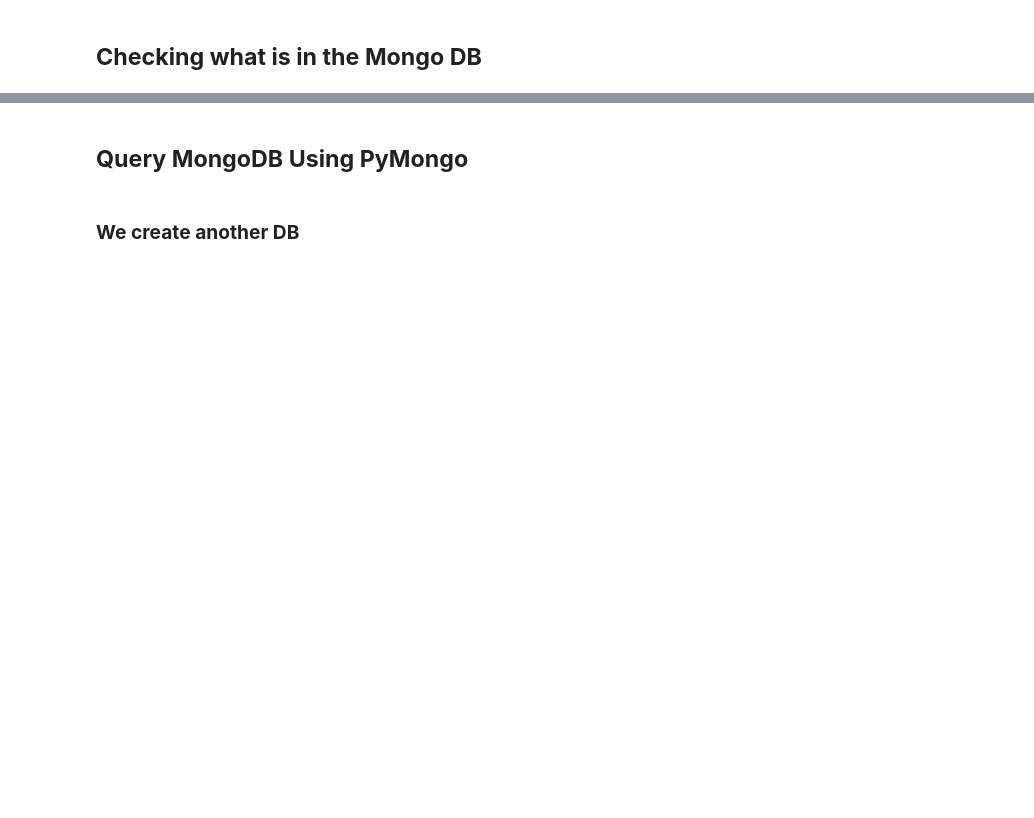
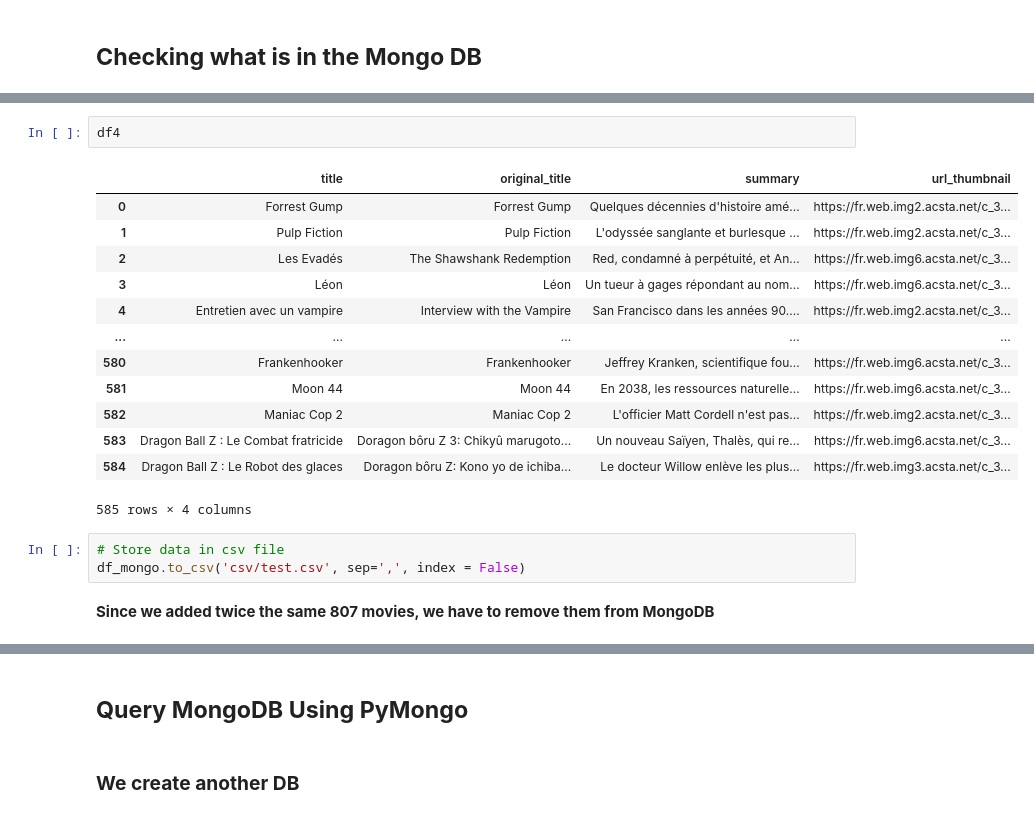
Before and after one commit to Franck-LF/projectBlock1, a Jupyter notebook: requestAPI.ipynb, the cells around one changed output, grey strips where cells are left out. Saved outputs shown, nothing was run; the diff lists cells and outputs as text; blank space fills up the shorter version.

```diff
--- a/requestAPI.ipynb
+++ b/requestAPI.ipynb
@@ -199,0 +191,21 @@ True
+# %%
+df4
+# %% [output]
+|  | title | original_title | summary | url_thumbnail |
+| 0 | Forrest Gump | Forrest Gump | Quelques décennies d'histoire amé... | https://fr.web.img2.acsta.net/c_3... |
+| 1 | Pulp Fiction | Pulp Fiction | L'odyssée sanglante et burlesque ... | https://fr.web.img2.acsta.net/c_3... |
+| 2 | Les Evadés | The Shawshank Redemption | Red, condamné à perpétuité, et An... | https://fr.web.img6.acsta.net/c_3... |
+| 3 | Léon | Léon | Un tueur à gages répondant au nom... | https://fr.web.img6.acsta.net/c_3... |
+| 4 | Entretien avec un vampire | Interview with the Vampire | San Francisco dans les années 90.... | https://fr.web.img2.acsta.net/c_3... |
+| ... | ... | ... | ... | ... |
+| 580 | Frankenhooker | Frankenhooker | Jeffrey Kranken, scientifique fou... | https://fr.web.img6.acsta.net/c_3... |
+| 581 | Moon 44 | Moon 44 | En 2038, les ressources naturelle... | https://fr.web.img6.acsta.net/c_3... |
+| 582 | Maniac Cop 2 | Maniac Cop 2 | L'officier Matt Cordell n'est pas... | https://fr.web.img2.acsta.net/c_3... |
+| 583 | Dragon Ball Z : Le Combat fratricide | Doragon bôru Z 3: Chikyû marugoto... | Un nouveau Saïyen, Thalès, qui re... | https://fr.web.img6.acsta.net/c_3... |
+| 584 | Dragon Ball Z : Le Robot des glaces | Doragon bôru Z: Kono yo de ichiba... | Le docteur Willow enlève les plus... | https://fr.web.img3.acsta.net/c_3... |
+585 rows × 4 columns
+# %%
+# Store data in csv file
+df_mongo.to_csv('csv/test.csv', sep=',', index = False)
+# %% [markdown]
+**Since we added twice the same 807 movies, we have to remove them from MongoDB**
```
Also changed, not shown: parts of 13 cells of this notebook.
